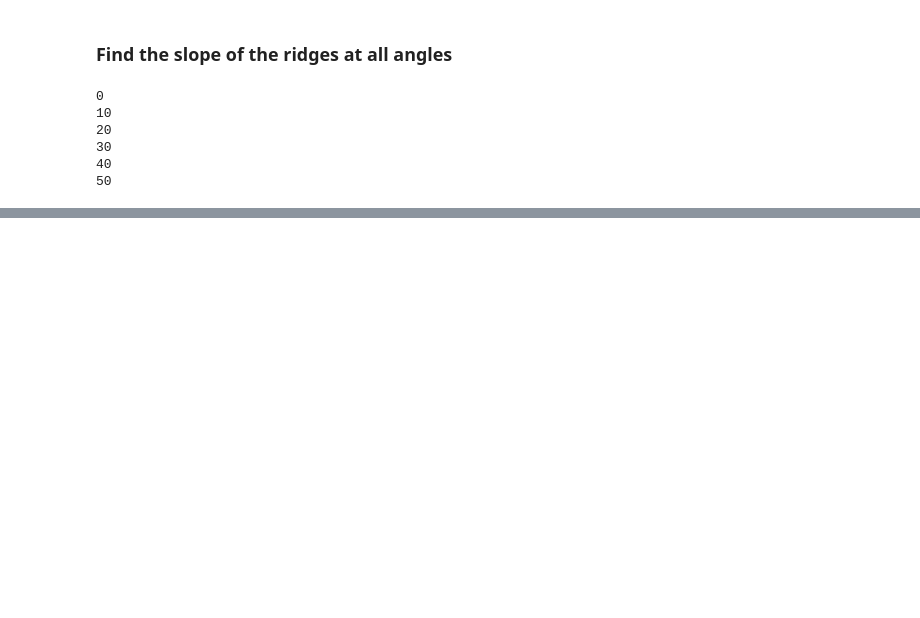
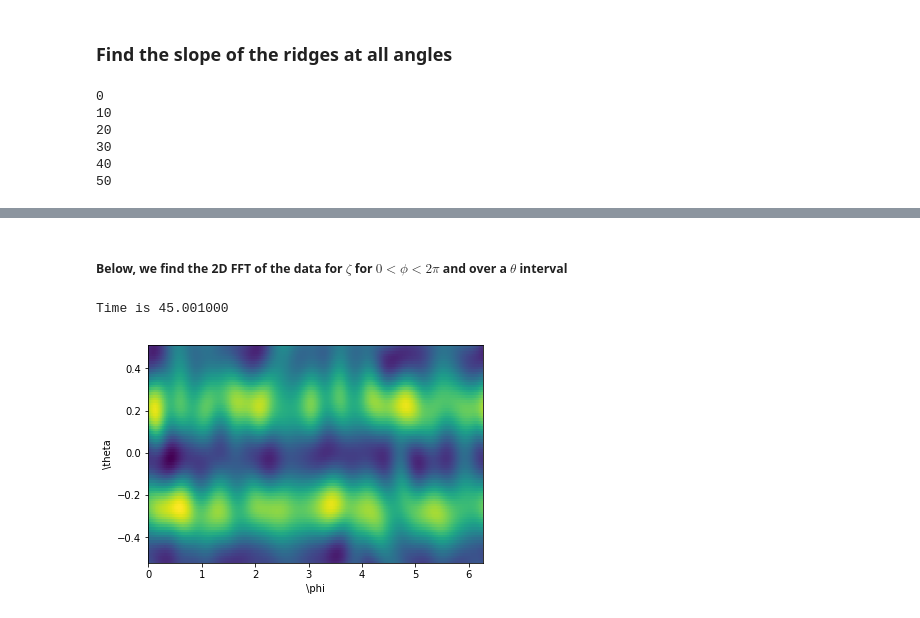
Before and after one commit to rohitsupekar/active_matter_spheres, a Jupyter notebook: scripts/jupyter/find_phase_speed.ipynb, the cells around one changed output, grey strips where cells are left out. Saved outputs shown, nothing was run; the diff lists cells and outputs as text; code cells hidden in the pictures; blank space fills up the shorter version.

```diff
--- a/scripts/jupyter/find_phase_speed.ipynb
+++ b/scripts/jupyter/find_phase_speed.ipynb
@@ -344,0 +326,30 @@ NameError: name 'floor' is not defined
+# %% [markdown]
+##### Below, we find the 2D FFT of the data for $\zeta$ for $0<\phi<2 \pi$ and over a $\theta$ interval
+# %%
+theta_window = 60 #total window size over which to do fft
+lat = (np.pi/2 - theta) * 180 / np.pi
+th = np.pi/2 - theta #latitude in radians
+#get inds
+ind1 = (np.abs(lat + theta_window/2)).argmin()
+ind2 = (np.abs(lat - theta_window/2)).argmin()
+th_inds = np.arange(ind1, ind2, 1, dtype=int)
+
+t_ind = 4500
+print('Time is %f' %(t_arr[t_ind]))
+
+plt.pcolor(phi, th[th_inds], om[t_ind, :, th_inds])
+plt.xlabel(r'\phi'); plt.ylabel(r'\theta');
+
+#find FFT
+om_fft2 = np.fft.fftshift(np.fft.fft2(om[t_ind, :, th_inds]))
+om_fft_log = np.log10(np.abs(om_fft2))
+om_fft_abs = np.abs(om_fft2)
+
+#find frequencies
+dphi = phi[2] - phi[1]
+dth = th[2] - th[1]
+th_freq = 2*np.pi*np.fft.fftshift(np.fft.fftfreq(len(th[th_inds]), d=dth))
+phi_freq = 2*np.pi*np.fft.fftshift(np.fft.fftfreq(len(phi), d=dphi))
+# %% [output]
+Time is 45.001000
+[figure, added]
```
Also changed, not shown: parts of 24 cells of this notebook, 2 other files.
